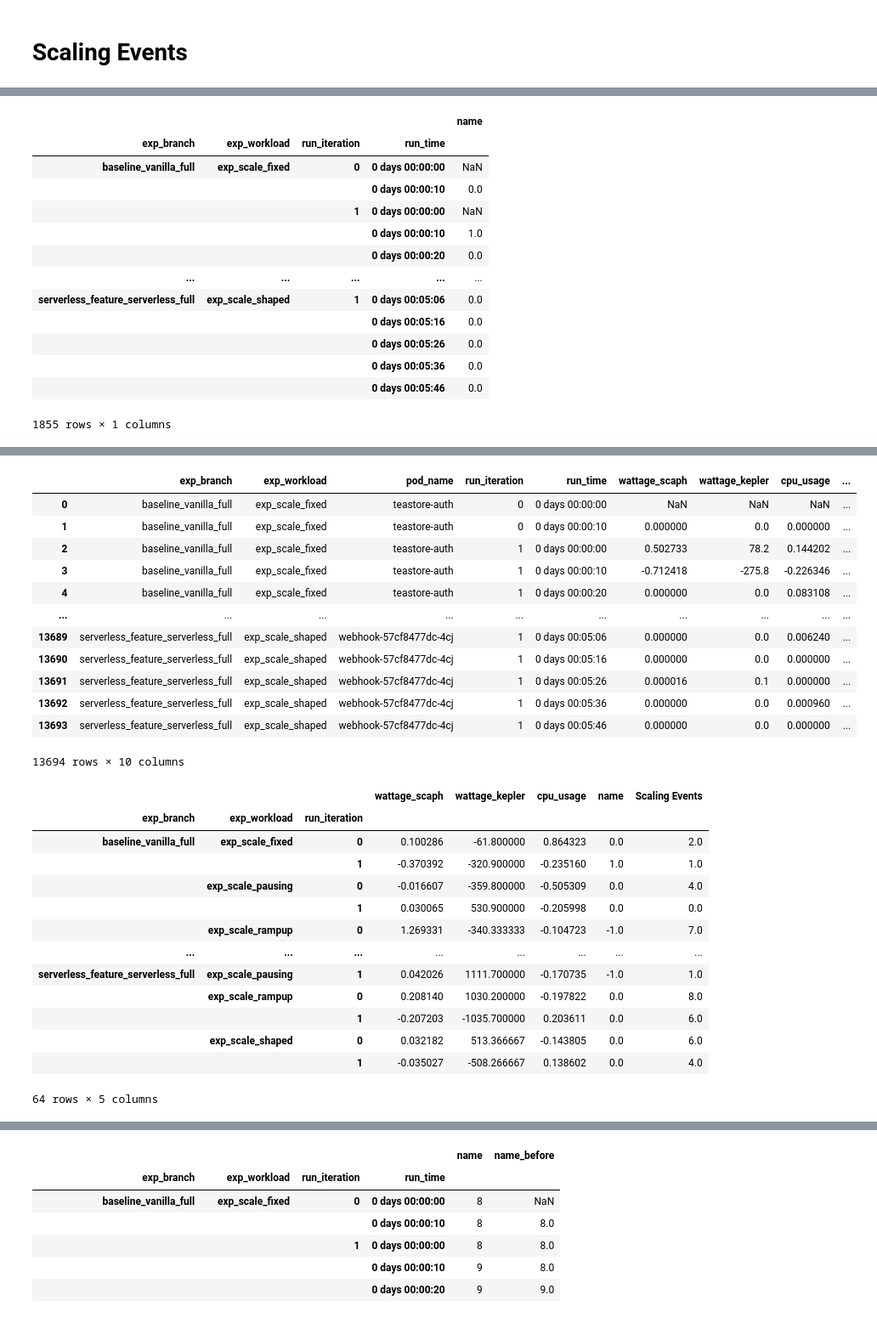
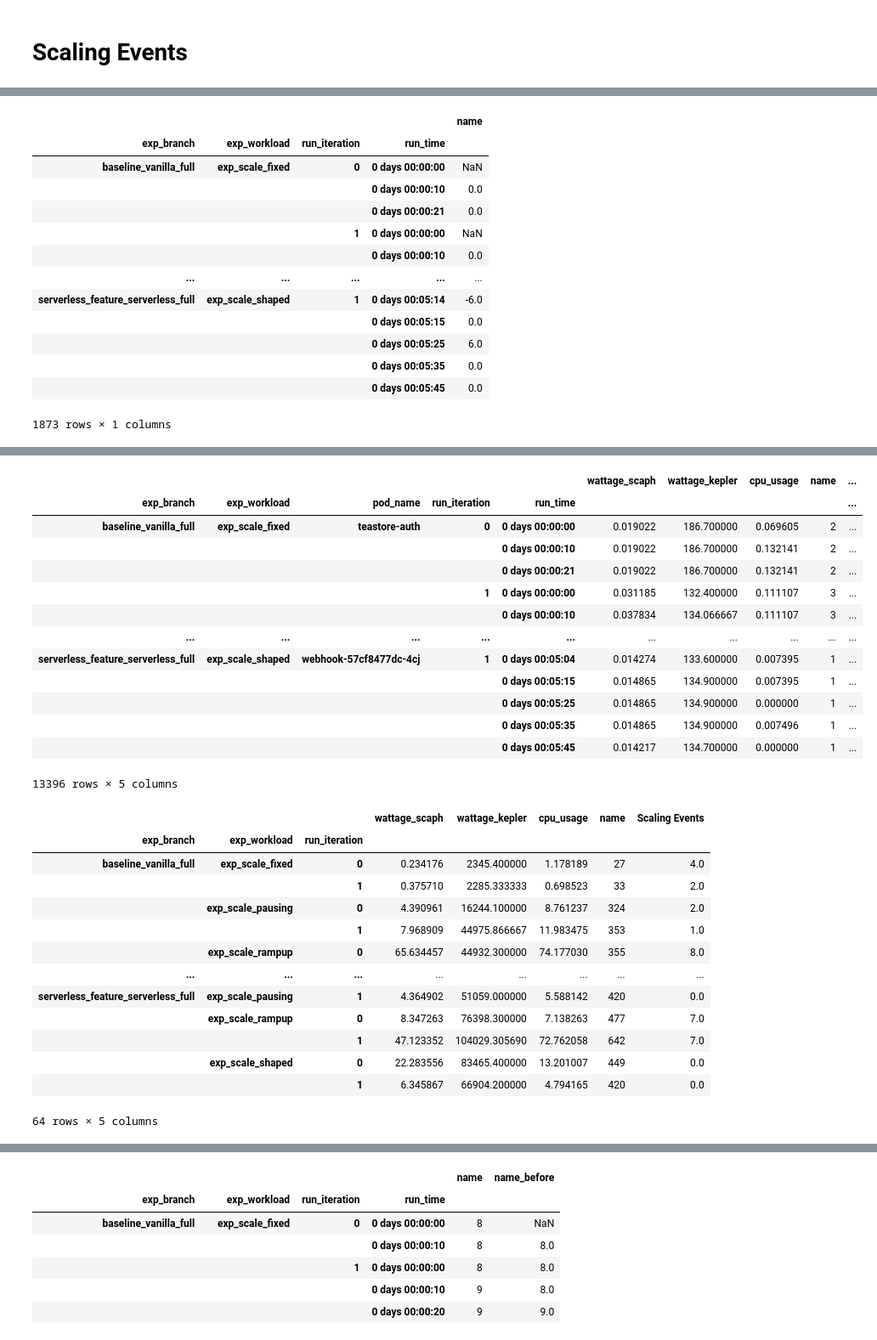
Before and after one commit to clue2-sose25/Clue2, a Jupyter notebook: eval6000.ipynb, the cells around one changed output, grey strips where cells are left out. Shown at 85% size. Cells and saved outputs as stored; diff of their text form; code cells hidden in the pictures.

```diff
--- a/eval6000.ipynb
+++ b/eval6000.ipynb
@@ -15,7 +15,7 @@ pd.set_option('display.max_columns', None)
 sns.set_theme(rc={'figure.figsize':(12, 6)})
 # %%
 MANUAL="data/2024-06-22_11-26-02"
-NEW="data/2024-07-12_11-19-47"
+NEW="data/2024-07-12_23-44-59"
 # KARL_LOCAL = "data/data/*"
 exr = exv2.experiment_results.ExperimentResults(NEW, load_stats_history=True) # type: ignore
 RUN_VARS = exv2.experiment_results.ExperimentResults.RUN_VARS # type: ignore
@@ -157,7 +164,8 @@ RV2 = ["exp_workload", "exp_branch", "run_iteration"]
 
 # pod_sums.groupby(RV2).diff().ne(0).head(100)# pod_sums
 pg = pod_sums.groupby(RV2)
-pg.diff()
+x = pg.diff()
+x
 
 # .nunique()
 # %% [output]
@@ -165,22 +173,23 @@ pg.diff()
 | exp_branch | exp_workload | run_iteration | run_time |  |
 | baseline_vanilla_full | exp_scale_fixed | 0 | 0 days 00:00:00 | NaN |
 |  |  |  | 0 days 00:00:10 | 0.0 |
+|  |  |  | 0 days 00:00:21 | 0.0 |
 |  |  | 1 | 0 days 00:00:00 | NaN |
-|  |  |  | 0 days 00:00:10 | 1.0 |
-|  |  |  | 0 days 00:00:20 | 0.0 |
+|  |  |  | 0 days 00:00:10 | 0.0 |
 | ... | ... | ... | ... | ... |
-| serverless_feature_serverless_full | exp_scale_shaped | 1 | 0 days 00:05:06 | 0.0 |
-|  |  |  | 0 days 00:05:16 | 0.0 |
-|  |  |  | 0 days 00:05:26 | 0.0 |
-|  |  |  | 0 days 00:05:36 | 0.0 |
-|  |  |  | 0 days 00:05:46 | 0.0 |
+| serverless_feature_serverless_full | exp_scale_shaped | 1 | 0 days 00:05:14 | -6.0 |
+|  |  |  | 0 days 00:05:15 | 0.0 |
+|  |  |  | 0 days 00:05:25 | 6.0 |
+|  |  |  | 0 days 00:05:35 | 0.0 |
+|  |  |  | 0 days 00:05:45 | 0.0 |
-1855 rows × 1 columns
+1873 rows × 1 columns
 # %%
-ps3 = exr.pod_scaling
+ps3 = exr.pod_scaling.copy()
 # pg3 = ps3.groupby(['exp_branch', 'exp_workload', 'pod_name', 'run_iteration', 'run_time'])
-pd3 = ps3.diff().reset_index()
-pd3['Scaling Events'] = pd3['name'].abs()
-display(pd3)
-pdiffs = pd3.groupby(['exp_branch', 'exp_workload', 'run_iteration']).sum(numeric_only=True)
+pd3 = ps3.diff() #.reset_index()
+display(pd3['name'].abs())
+ps3['Scaling Events'] = pd3['name'].abs()
+display(ps3)
+pdiffs = ps3.groupby(['exp_branch', 'exp_workload', 'run_iteration']).sum(numeric_only=True)
 pdiffs
 # %% [output]
@@ -187,30 +209,31 @@ pdiffs
-|  | exp_branch | exp_workload | pod_name | run_iteration | run_time | wattage_scaph | wattage_kepler | cpu_usage | ... |
-| 0 | baseline_vanilla_full | exp_scale_fixed | teastore-auth | 0 | 0 days 00:00:00 | NaN | NaN | NaN | ... |
-| 1 | baseline_vanilla_full | exp_scale_fixed | teastore-auth | 0 | 0 days 00:00:10 | 0.000000 | 0.0 | 0.000000 | ... |
-| 2 | baseline_vanilla_full | exp_scale_fixed | teastore-auth | 1 | 0 days 00:00:00 | 0.502733 | 78.2 | 0.144202 | ... |
-| 3 | baseline_vanilla_full | exp_scale_fixed | teastore-auth | 1 | 0 days 00:00:10 | -0.712418 | -275.8 | -0.226346 | ... |
-| 4 | baseline_vanilla_full | exp_scale_fixed | teastore-auth | 1 | 0 days 00:00:20 | 0.000000 | 0.0 | 0.083108 | ... |
+|  |  |  |  |  | wattage_scaph | wattage_kepler | cpu_usage | name | ... |
+| exp_branch | exp_workload | pod_name | run_iteration | run_time |  |  |  |  | ... |
+| baseline_vanilla_full | exp_scale_fixed | teastore-auth | 0 | 0 days 00:00:00 | 0.019022 | 186.700000 | 0.069605 | 2 | ... |
+|  |  |  |  | 0 days 00:00:10 | 0.019022 | 186.700000 | 0.132141 | 2 | ... |
+|  |  |  |  | 0 days 00:00:21 | 0.019022 | 186.700000 | 0.132141 | 2 | ... |
+|  |  |  | 1 | 0 days 00:00:00 | 0.031185 | 132.400000 | 0.111107 | 3 | ... |
+|  |  |  |  | 0 days 00:00:10 | 0.037834 | 134.066667 | 0.111107 | 3 | ... |
 | ... | ... | ... | ... | ... | ... | ... | ... | ... | ... |
-| 13689 | serverless_feature_serverless_full | exp_scale_shaped | webhook-57cf8477dc-4cj | 1 | 0 days 00:05:06 | 0.000000 | 0.0 | 0.006240 | ... |
-| 13690 | serverless_feature_serverless_full | exp_scale_shaped | webhook-57cf8477dc-4cj | 1 | 0 days 00:05:16 | 0.000000 | 0.0 | 0.000000 | ... |
-| 13691 | serverless_feature_serverless_full | exp_scale_shaped | webhook-57cf8477dc-4cj | 1 | 0 days 00:05:26 | 0.000016 | 0.1 | 0.000000 | ... |
-| 13692 | serverless_feature_serverless_full | exp_scale_shaped | webhook-57cf8477dc-4cj | 1 | 0 days 00:05:36 | 0.000000 | 0.0 | 0.000960 | ... |
-| 13693 | serverless_feature_serverless_full | exp_scale_shaped | webhook-57cf8477dc-4cj | 1 | 0 days 00:05:46 | 0.000000 | 0.0 | 0.000000 | ... |
+| serverless_feature_serverless_full | exp_scale_shaped | webhook-57cf8477dc-4cj | 1 | 0 days 00:05:04 | 0.014274 | 133.600000 | 0.007395 | 1 | ... |
+|  |  |  |  | 0 days 00:05:15 | 0.014865 | 134.900000 | 0.007395 | 1 | ... |
+|  |  |  |  | 0 days 00:05:25 | 0.014865 | 134.900000 | 0.000000 | 1 | ... |
+|  |  |  |  | 0 days 00:05:35 | 0.014865 | 134.900000 | 0.007496 | 1 | ... |
+|  |  |  |  | 0 days 00:05:45 | 0.014217 | 134.700000 | 0.000000 | 1 | ... |
-13694 rows × 10 columns
+13396 rows × 5 columns
 |  |  |  | wattage_scaph | wattage_kepler | cpu_usage | name | Scaling Events |
 | exp_branch | exp_workload | run_iteration |  |  |  |  |  |
-| baseline_vanilla_full | exp_scale_fixed | 0 | 0.100286 | -61.800000 | 0.864323 | 0.0 | 2.0 |
-|  |  | 1 | -0.370392 | -320.900000 | -0.235160 | 1.0 | 1.0 |
-|  | exp_scale_pausing | 0 | -0.016607 | -359.800000 | -0.505309 | 0.0 | 4.0 |
-|  |  | 1 | 0.030065 | 530.900000 | -0.205998 | 0.0 | 0.0 |
-|  | exp_scale_rampup | 0 | 1.269331 | -340.333333 | -0.104723 | -1.0 | 7.0 |
+| baseline_vanilla_full | exp_scale_fixed | 0 | 0.234176 | 2345.400000 | 1.178189 | 27 | 4.0 |
+|  |  | 1 | 0.375710 | 2285.333333 | 0.698523 | 33 | 2.0 |
+|  | exp_scale_pausing | 0 | 4.390961 | 16244.100000 | 8.761237 | 324 | 2.0 |
+|  |  | 1 | 7.968909 | 44975.866667 | 11.983475 | 353 | 1.0 |
+|  | exp_scale_rampup | 0 | 65.634457 | 44932.300000 | 74.177030 | 355 | 8.0 |
 | ... | ... | ... | ... | ... | ... | ... | ... |
-| serverless_feature_serverless_full | exp_scale_pausing | 1 | 0.042026 | 1111.700000 | -0.170735 | -1.0 | 1.0 |
-|  | exp_scale_rampup | 0 | 0.208140 | 1030.200000 | -0.197822 | 0.0 | 8.0 |
-|  |  | 1 | -0.207203 | -1035.700000 | 0.203611 | 0.0 | 6.0 |
-|  | exp_scale_shaped | 0 | 0.032182 | 513.366667 | -0.143805 | 0.0 | 6.0 |
-|  |  | 1 | -0.035027 | -508.266667 | 0.138602 | 0.0 | 4.0 |
+| serverless_feature_serverless_full | exp_scale_pausing | 1 | 4.364902 | 51059.000000 | 5.588142 | 420 | 0.0 |
+|  | exp_scale_rampup | 0 | 8.347263 | 76398.300000 | 7.138263 | 477 | 7.0 |
+|  |  | 1 | 47.123352 | 104029.305690 | 72.762058 | 642 | 7.0 |
+|  | exp_scale_shaped | 0 | 22.283556 | 83465.400000 | 13.201007 | 449 | 0.0 |
+|  |  | 1 | 6.345867 | 66904.200000 | 4.794165 | 420 | 0.0 |
-64 rows × 5 columns
+64 rows × 5 columns
 # %%
 sns.barplot(
     data=pdiffs,
```
Also changed, not shown: parts of 19 cells of this notebook, 1 other file.
